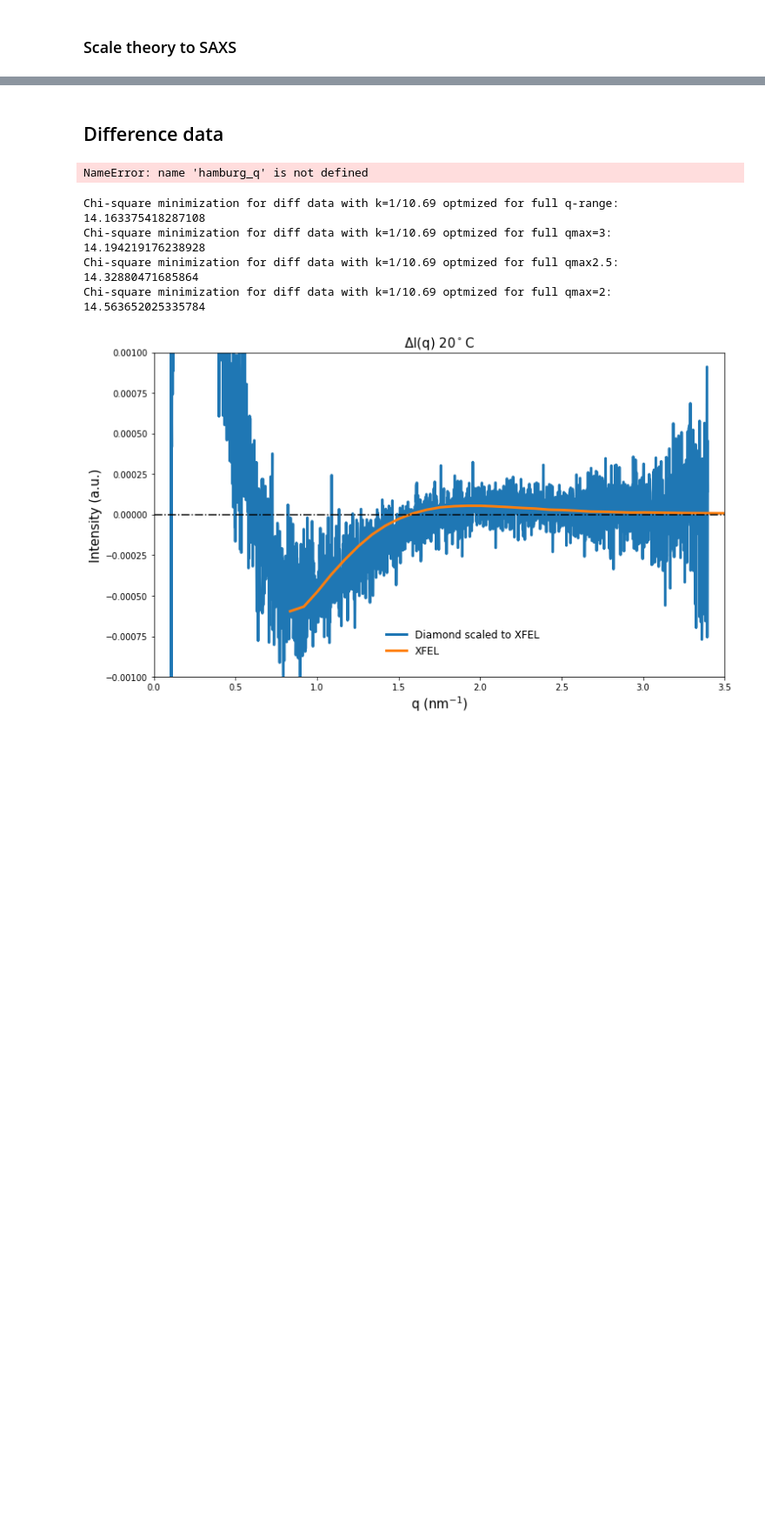
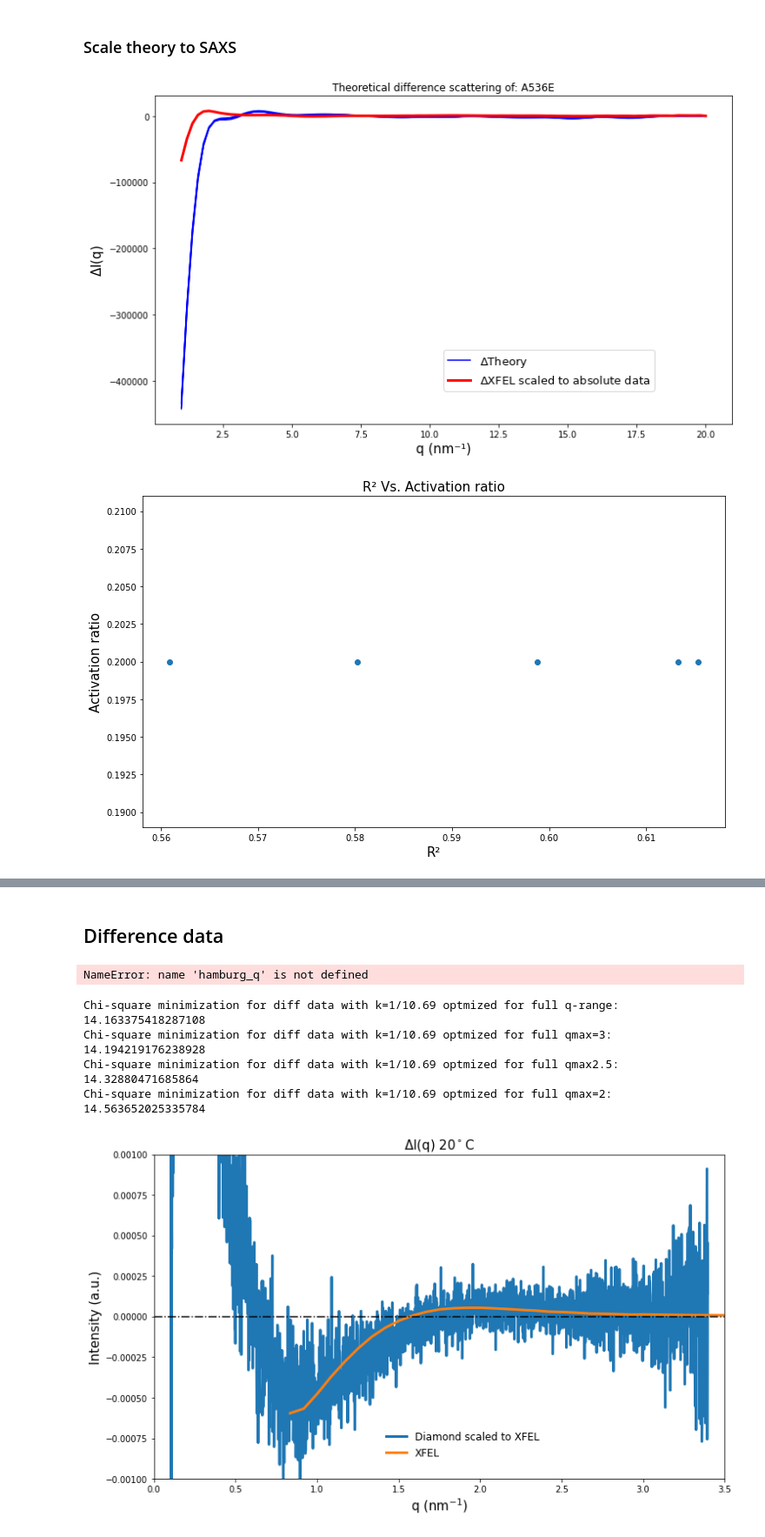
Before and after one commit to LeoMonrroy266/python_course_project, a Jupyter notebook: Analysis.ipynb, the cells around one changed output, grey strips where cells are left out. Shown at 87% size. Drawn from its saved outputs; the diff is of its cells as text; code cells hidden in the pictures; blank space fills up the shorter version.

```diff
--- a/Analysis.ipynb
+++ b/Analysis.ipynb
@@ -850,2 +836,19 @@ Theoretical activation factor: 0.1
 # %% [markdown]
 ### Scale theory to SAXS
+# %%
+path_A536E = '/home/leonardo/Solution_Scattering_2208/AsLOV2/CollabFold_predictions/A536E/fixed'
+path_D540R = '/home/leonardo/Solution_Scattering_2208/AsLOV2/CollabFold_predictions/D540R/fixed'
+path_I532E = '/home/leonardo/Solution_Scattering_2208/AsLOV2/CollabFold_predictions/I532E/fixed'
+path_I539E = '/home/leonardo/Solution_Scattering_2208/AsLOV2/CollabFold_predictions/I539E/fixed'
+path_I539P = '/home/leonardo/Solution_Scattering_2208/AsLOV2/CollabFold_predictions/I539P/fixed'
+
+path_abs = ('/home/leonardo/Solution_Scattering_2208/AsLOV2/CollabFold_predictions/refs/No_helix/fixed/gly2_mut.txt')
+
+calc_activation_AF2(q_min, q_max, path_A536E, path_abs, 'A536E')
+calc_activation_AF2(q_min, q_max, path_D540R, path_abs, 'D540R')
+calc_activation_AF2(q_min, q_max, path_I532E, path_abs, 'I532E')
+calc_activation_AF2(q_min, q_max, path_I539E, path_abs, 'I539E')
+calc_activation_AF2(q_min, q_max, path_I539P, path_abs, 'I539P')
+# %% [output]
+[figure, added]
+[figure, added]
```
Also changed, not shown: parts of 8 cells of this notebook.
